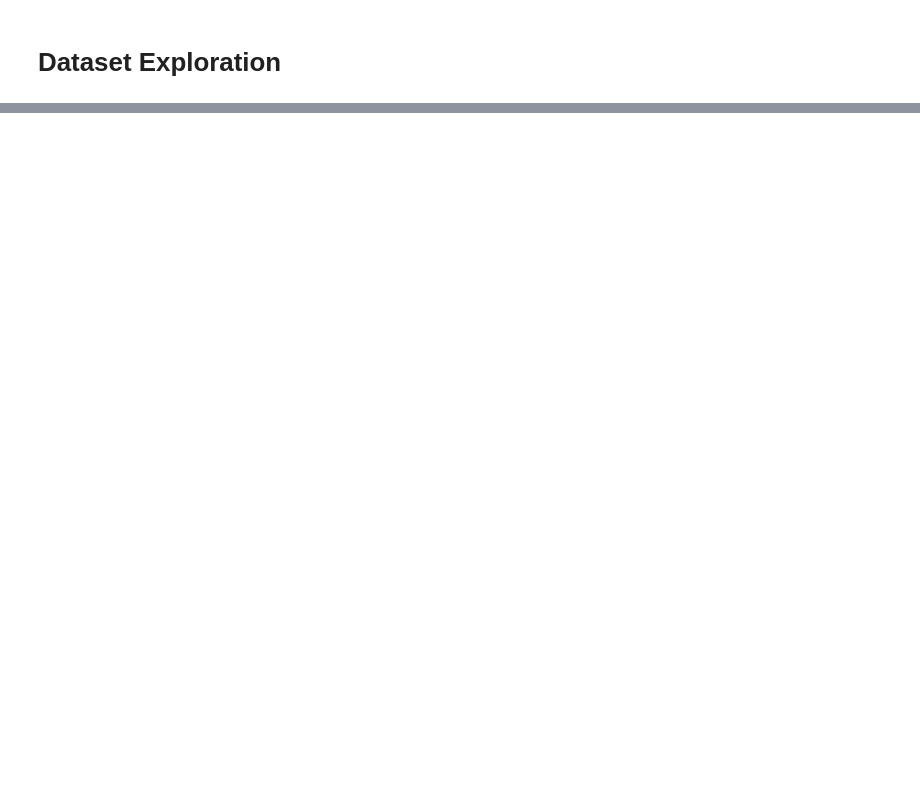
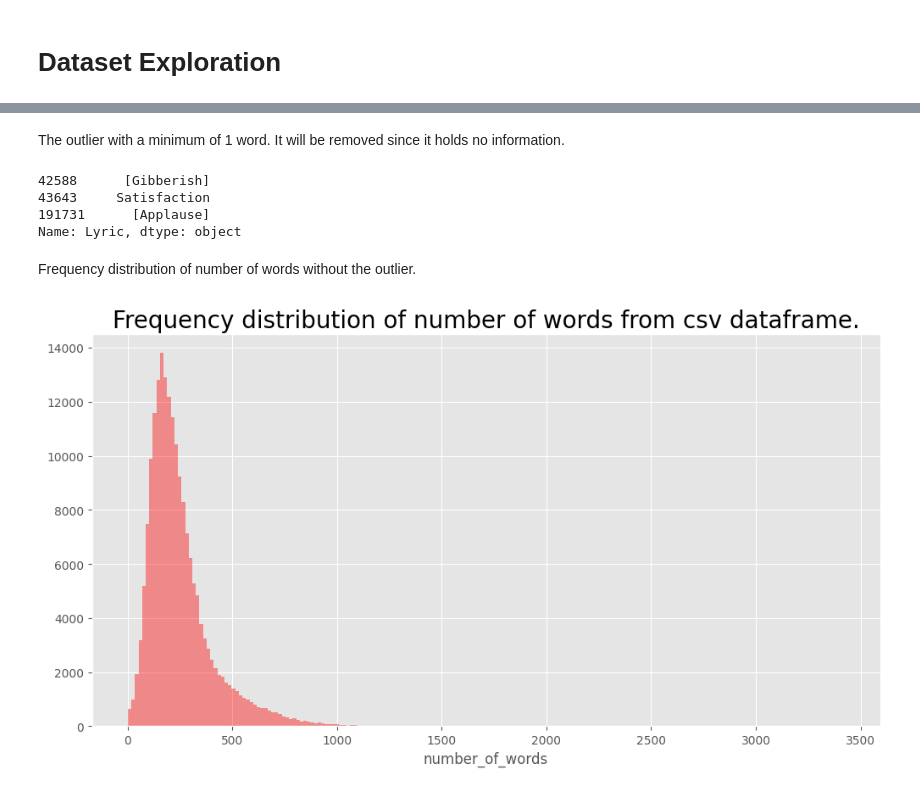
Before and after one commit to rejsafranko/Song-Lyrics-Generation, a Jupyter notebook: notebooks/dataset_exploration.ipynb, the cells around one changed output, grey strips where cells are left out. Saved outputs shown, nothing was run; the diff lists cells and outputs as text; code cells hidden in the pictures; blank space fills up the shorter version.

```diff
--- a/notebooks/dataset_exploration.ipynb
+++ b/notebooks/dataset_exploration.ipynb
@@ -24,0 +120,4 @@ df.tail()
+# %%
+df_from_csv = pd.read_csv("../data/interim/from_csv.csv", index_col=[0])
+# %%
+df_from_csv["number_of_words"] = df_from_csv["Lyric"].apply(lambda x:len(str(x).split()))
@@ -24,0 +169,18 @@ df.tail()
+# %% [markdown]
+The outlier with a minimum of 1 word. It will be removed since it holds no information.
+# %%
+df_from_csv[df_from_csv["number_of_words"] == 1]["Lyric"]
+# %% [output]
+42588      [Gibberish]
+43643     Satisfaction
+191731      [Applause]
+Name: Lyric, dtype: object
+# %% [markdown]
+Frequency distribution of number of words without the outlier.
+# %%
+plt.style.use('ggplot')
+plt.figure(figsize=(12,6))
+sns.distplot(df_from_csv["number_of_words"],kde = False,color="red",bins=200)
+plt.title("Frequency distribution of number of words from csv dataframe.", size=20);
+# %% [output]
+[figure, added]
```
Also changed, not shown: parts of 41 cells of this notebook, 3 other files.
